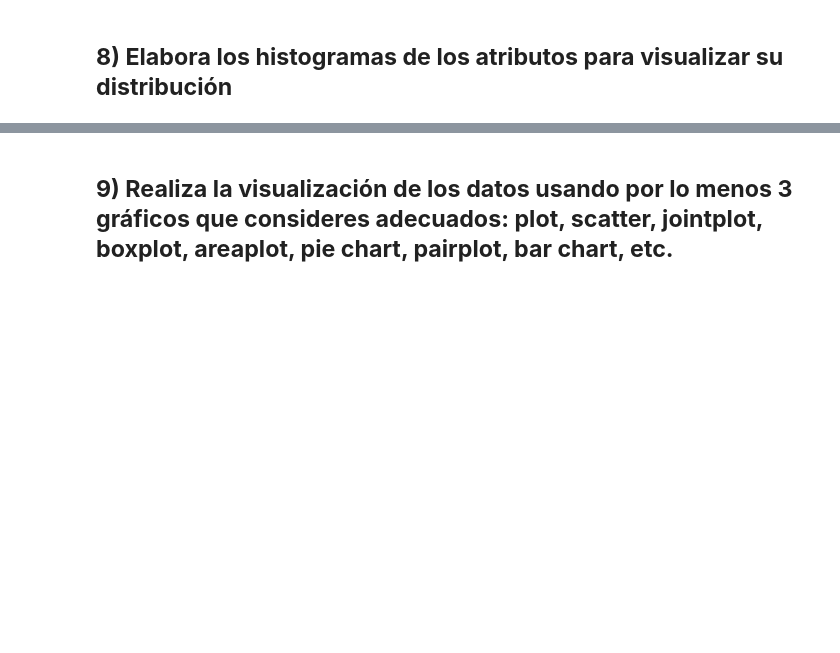
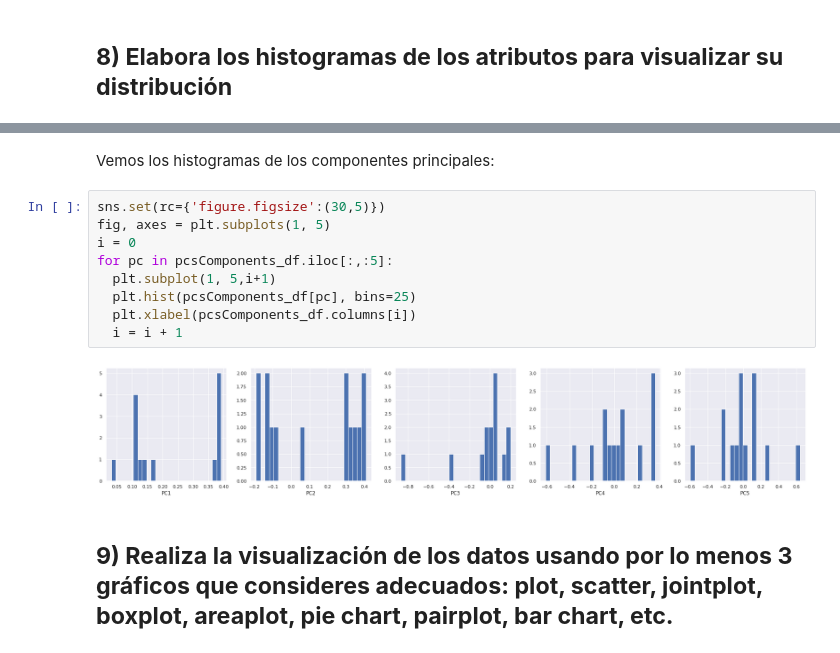
Before and after one commit to PosgradoMNA/actividades-de-aprendizaje-gerardoaaron_castanedajaramillo, a Jupyter notebook: Actividad Semanal -- 6.ipynb, the cells around one changed output, grey strips where cells are left out. Cells and saved outputs as stored; diff of their text form; blank space fills up the shorter version.

```diff
--- a/Actividad Semanal -- 6.ipynb
+++ b/Actividad Semanal -- 6.ipynb
@@ -439,2 +454,15 @@ Y donde podemos ver las 3 variables con mayor magnitud de cada componente princi
+# %% [markdown]
+Vemos los histogramas de los componentes principales:
+# %%
+sns.set(rc={'figure.figsize':(30,5)})
+fig, axes = plt.subplots(1, 5)
+i = 0
+for pc in pcsComponents_df.iloc[:,:5]:
+  plt.subplot(1, 5,i+1)
+  plt.hist(pcsComponents_df[pc], bins=25)
+  plt.xlabel(pcsComponents_df.columns[i])
+  i = i + 1
+# %% [output]
+[figure, added]
 # %% [markdown]
 ## **9) Realiza la visualización de los datos usando por lo menos 3 gráficos que consideres adecuados: plot, scatter, jointplot, boxplot, areaplot, pie chart, pairplot, bar chart, etc.**
```
Also changed, not shown: parts of 17 cells of this notebook.
